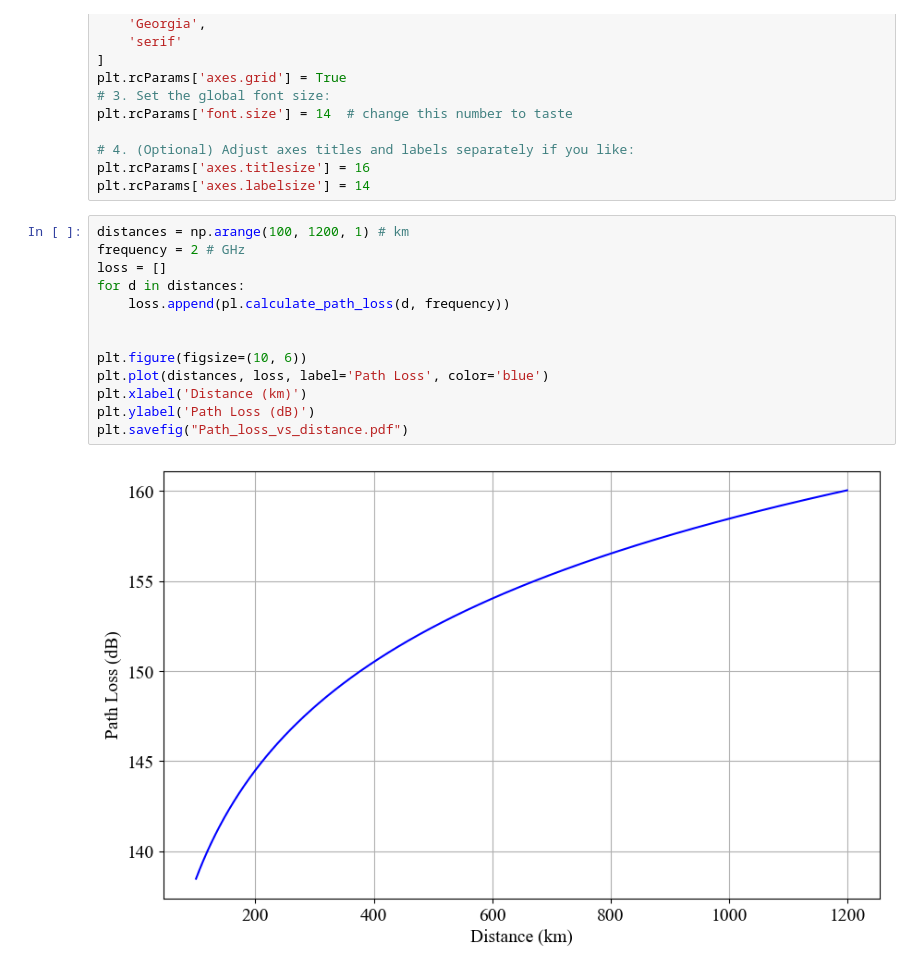
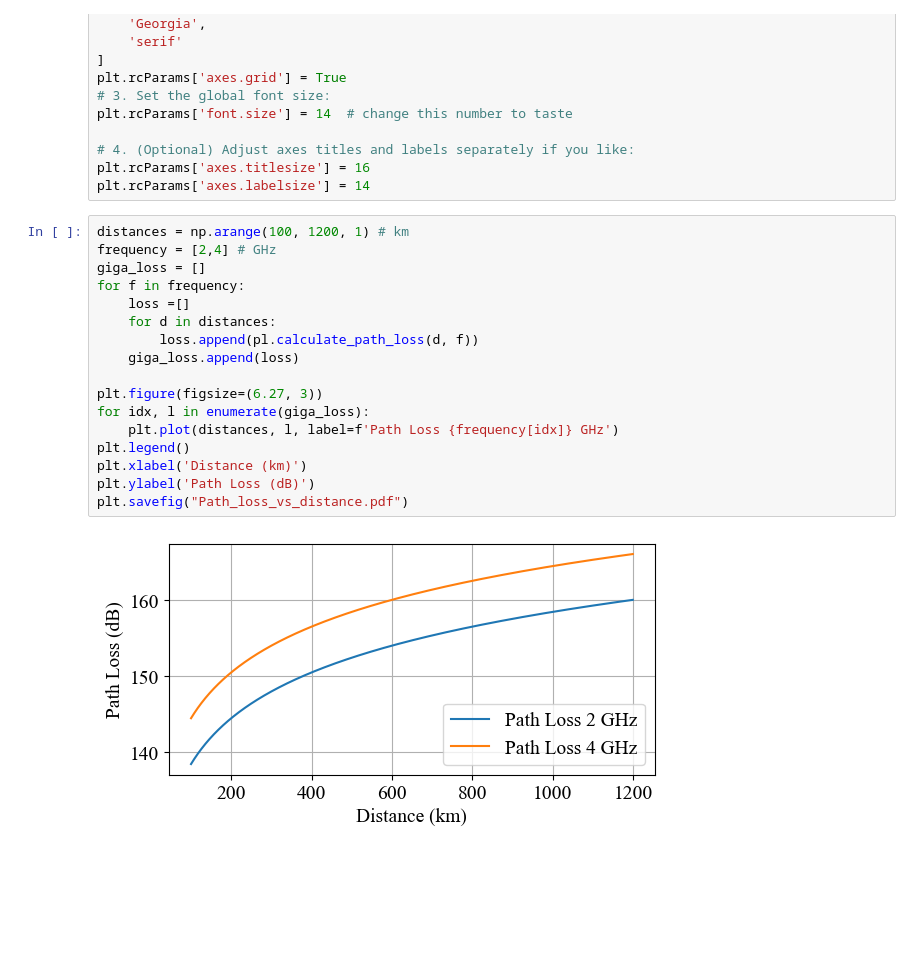
Before and after one commit to AppelEater/P10masters, a Jupyter notebook: visualizers/Visualize_FSPL.ipynb, the cells around one changed output. Drawn from its saved outputs; the diff is of its cells as text; blank space fills up the shorter version.

Commit message:
Added figures to use in system design.

```diff
--- a/visualizers/Visualize_FSPL.ipynb
+++ b/visualizers/Visualize_FSPL.ipynb
@@ -19,16 +19,20 @@ plt.rcParams['axes.titlesize'] = 16
 plt.rcParams['axes.labelsize'] = 14
 # %%
 distances = np.arange(100, 1200, 1) # km
-frequency = 2 # GHz
-loss = []
-for d in distances:
-    loss.append(pl.calculate_path_loss(d, frequency))
+frequency = [2,4] # GHz
+giga_loss = []
+for f in frequency:
+    loss =[]
+    for d in distances:
+        loss.append(pl.calculate_path_loss(d, f))
+    giga_loss.append(loss)
 
-
-plt.figure(figsize=(10, 6))
-plt.plot(distances, loss, label='Path Loss', color='blue')
+plt.figure(figsize=(6.27, 3))
+for idx, l in enumerate(giga_loss):
+    plt.plot(distances, l, label=f'Path Loss {frequency[idx]} GHz')
+plt.legend()
 plt.xlabel('Distance (km)')
 plt.ylabel('Path Loss (dB)')
 plt.savefig("Path_loss_vs_distance.pdf")
 # %% [output]
-[figure, old version]
+[figure, new version]
```
Also changed, not shown: 9 other files.
